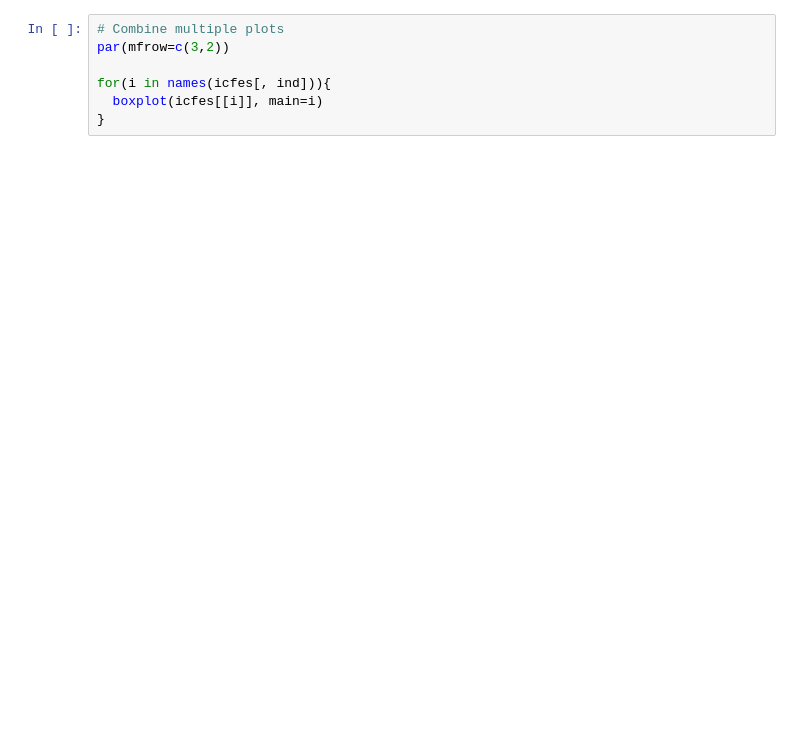
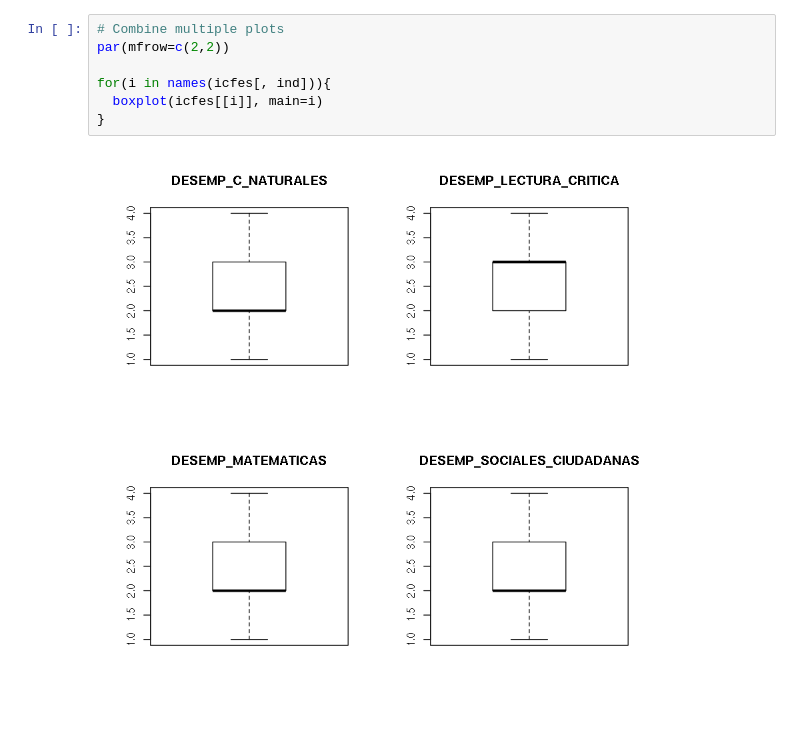
Before and after one commit to ingJSNA/dataMining2018, a Jupyter notebook: ICFES 1 Exploratory Analysis.ipynb, the cells around one changed output. Cells and saved outputs as stored; diff of their text form; blank space fills up the shorter version.

```diff
--- a/ICFES 1 Exploratory Analysis.ipynb
+++ b/ICFES 1 Exploratory Analysis.ipynb
@@ -104,7 +113,9 @@ plot(density(icfes$COLE_COD_DANE_ESTABLECIMIENTO), main="COLE_COD_DANE_ESTABLECI
 # %%
 # Combine multiple plots
-par(mfrow=c(3,2))
+par(mfrow=c(2,2))
 
 for(i in names(icfes[, ind])){
   boxplot(icfes[[i]], main=i)
 }
+# %% [output]
+[figure, added]
```
Also changed, not shown: parts of 6 cells of this notebook, 2 other files.
